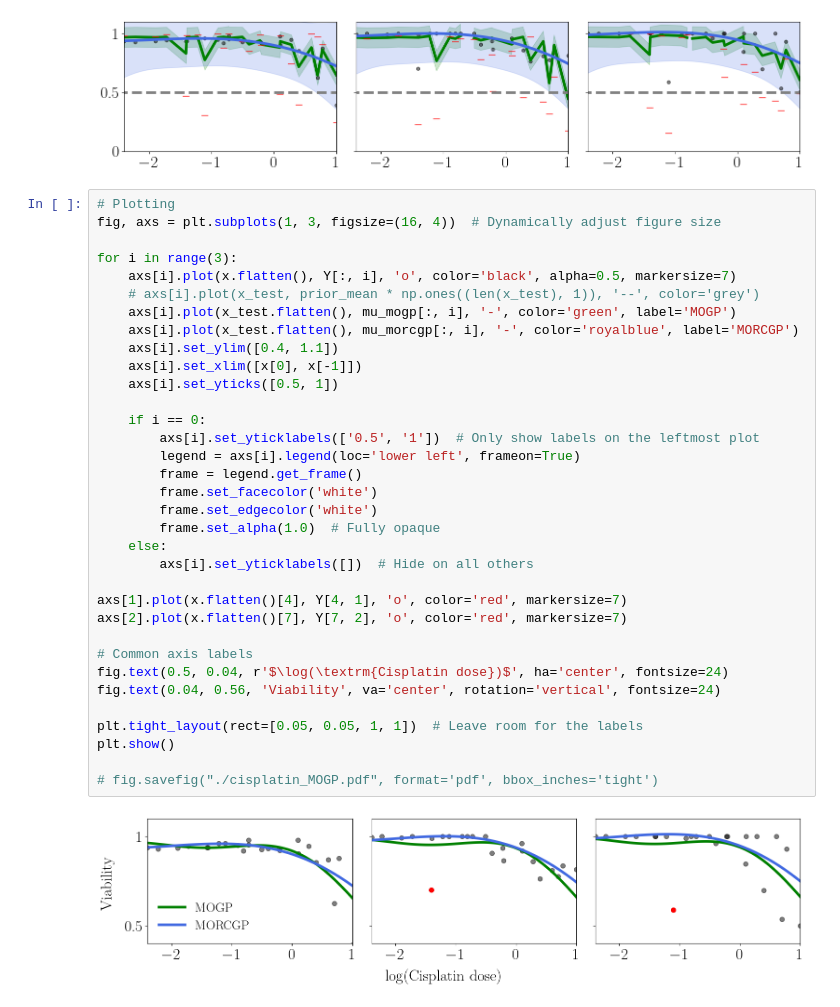
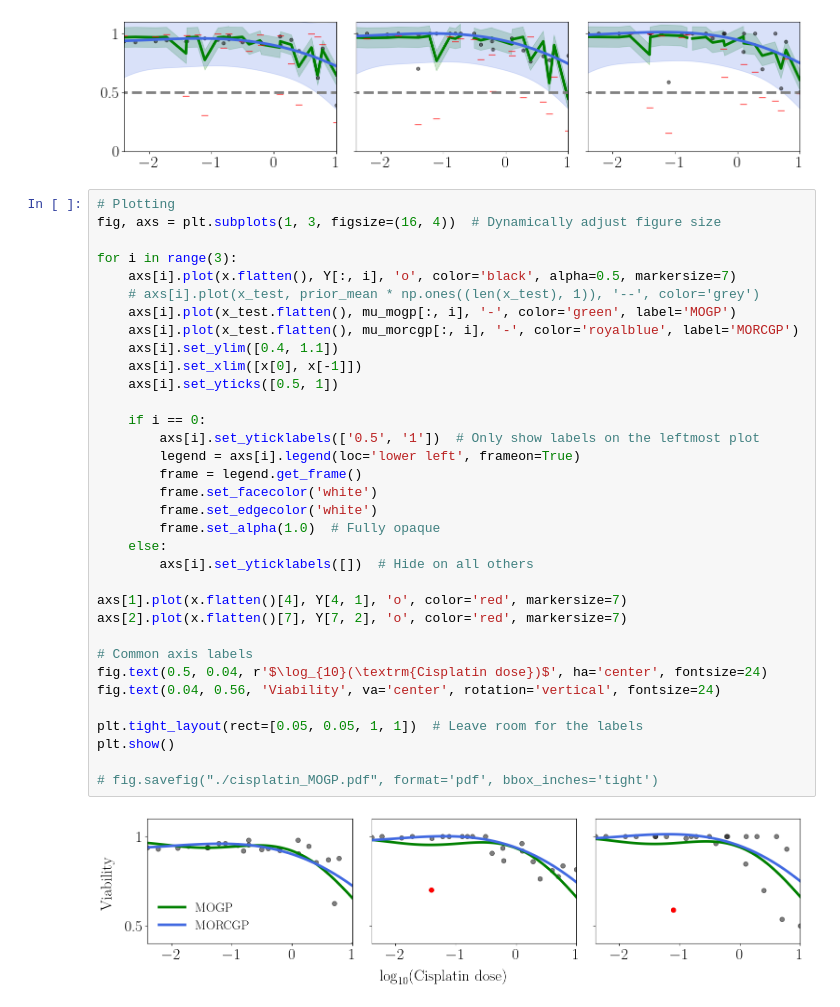
Before and after one commit to joshuarooijakkers/robust_conjugate_MOGP, a Jupyter notebook: experiments/cisplatin/cisplatin_MOGP.ipynb, the cells around one changed output. Drawn from its saved outputs; the diff is of its cells as text.

```diff
--- a/experiments/cisplatin/cisplatin_MOGP.ipynb
+++ b/experiments/cisplatin/cisplatin_MOGP.ipynb
@@ -319,32 +319,32 @@ fig, axs = plt.subplots(1, 3, figsize=(16, 4))  # Dynamically adjust figure size
 for i in range(3):
     axs[i].plot(x.flatten(), Y[:, i], 'o', color='black', alpha=0.5, markersize=7)
     # axs[i].plot(x_test, prior_mean * np.ones((len(x_test), 1)), '--', color='grey')
     axs[i].plot(x_test.flatten(), mu_mogp[:, i], '-', color='green', label='MOGP')
     axs[i].plot(x_test.flatten(), mu_morcgp[:, i], '-', color='royalblue', label='MORCGP')
     axs[i].set_ylim([0.4, 1.1])
     axs[i].set_xlim([x[0], x[-1]])
     axs[i].set_yticks([0.5, 1])
 
     if i == 0:
         axs[i].set_yticklabels(['0.5', '1'])  # Only show labels on the leftmost plot
         legend = axs[i].legend(loc='lower left', frameon=True)
         frame = legend.get_frame()
         frame.set_facecolor('white')
         frame.set_edgecolor('white')
         frame.set_alpha(1.0)  # Fully opaque
     else:
         axs[i].set_yticklabels([])  # Hide on all others
 
 axs[1].plot(x.flatten()[4], Y[4, 1], 'o', color='red', markersize=7)
 axs[2].plot(x.flatten()[7], Y[7, 2], 'o', color='red', markersize=7)
 
 # Common axis labels
-fig.text(0.5, 0.04, r'$\log(\textrm{Cisplatin dose})$', ha='center', fontsize=24)
+fig.text(0.5, 0.04, r'$\log_{10}(\textrm{Cisplatin dose})$', ha='center', fontsize=24)
 fig.text(0.04, 0.56, 'Viability', va='center', rotation='vertical', fontsize=24)
 
 plt.tight_layout(rect=[0.05, 0.05, 1, 1])  # Leave room for the labels
 plt.show()
 
 # fig.savefig("./cisplatin_MOGP.pdf", format='pdf', bbox_inches='tight')
 # %% [output]
-[figure, old version]
+[figure, new version]
```
Also changed, not shown: 1 other file.
